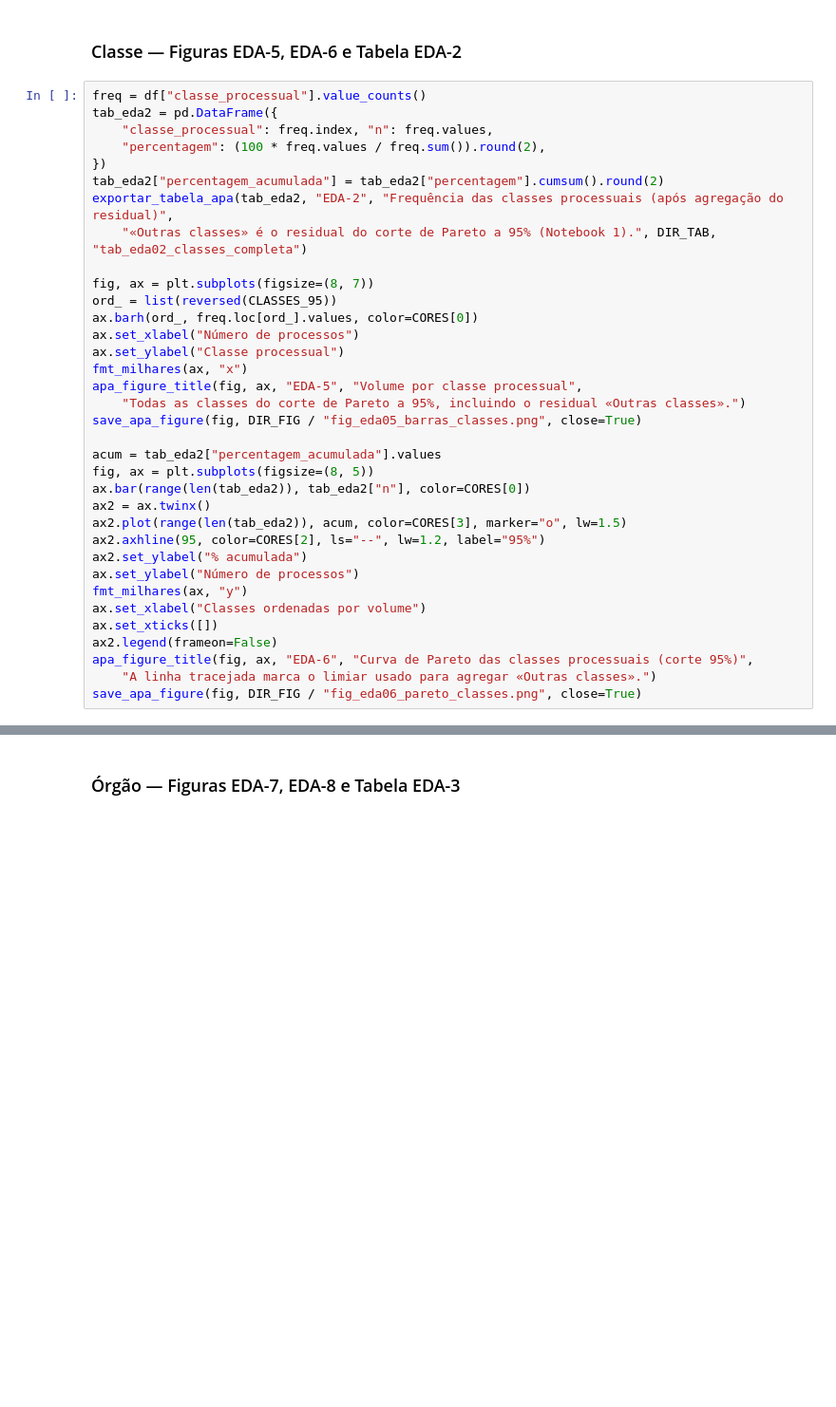
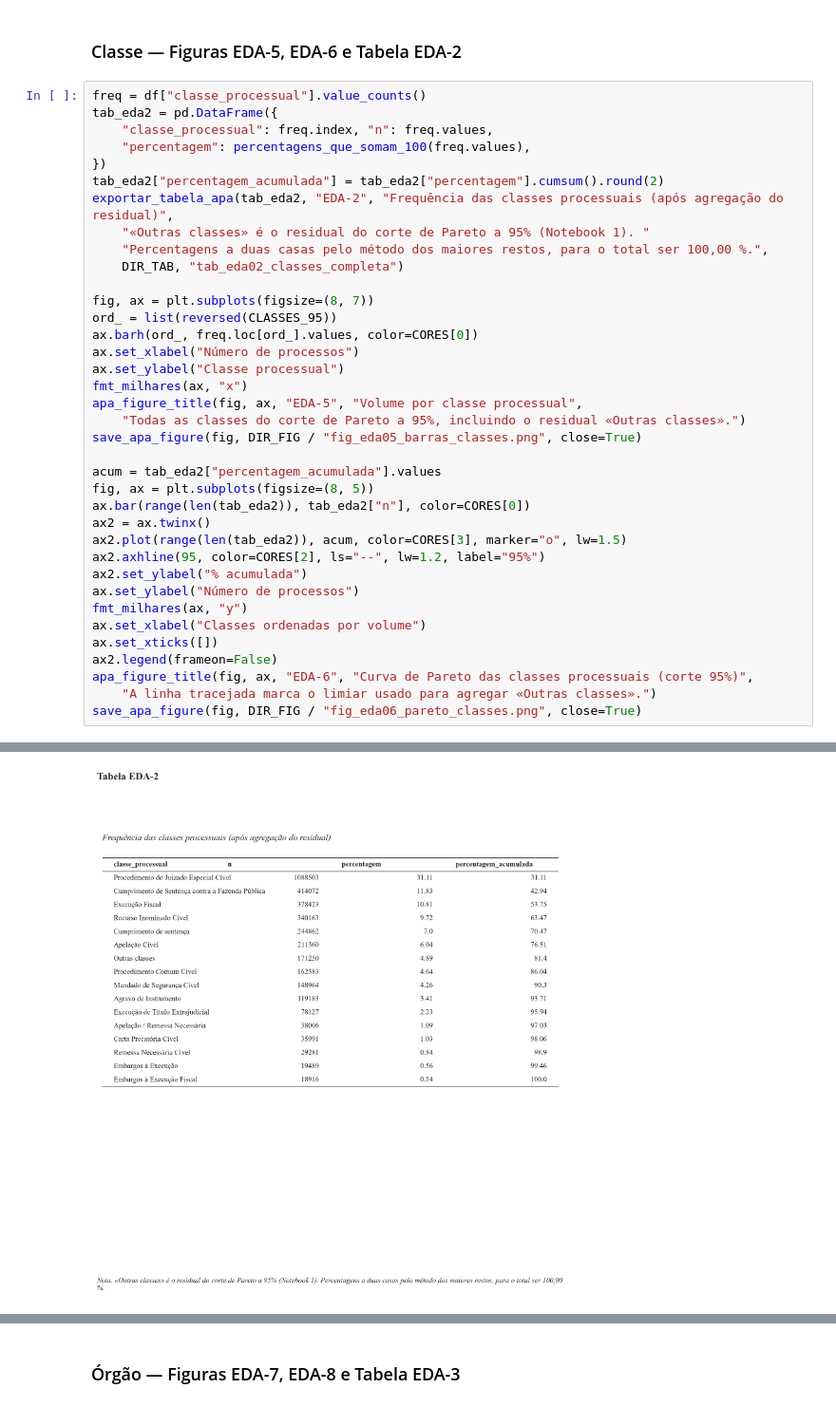
Before and after one commit to machadolopes/XGBOOST, a Jupyter notebook: notebooks/02_eda_exaustiva.ipynb, the cells around one changed output, grey strips where cells are left out. Shown at 95% size. Saved outputs shown, nothing was run; the diff lists cells and outputs as text; blank space fills up the shorter version.

```diff
--- a/notebooks/02_eda_exaustiva.ipynb
+++ b/notebooks/02_eda_exaustiva.ipynb
@@ -151,11 +158,13 @@ Exportado: tab_eda01_percentis_tempo.csv | tab_eda01_percentis_tempo.png (300 dp
 freq = df["classe_processual"].value_counts()
 tab_eda2 = pd.DataFrame({
     "classe_processual": freq.index, "n": freq.values,
-    "percentagem": (100 * freq.values / freq.sum()).round(2),
+    "percentagem": percentagens_que_somam_100(freq.values),
 })
 tab_eda2["percentagem_acumulada"] = tab_eda2["percentagem"].cumsum().round(2)
 exportar_tabela_apa(tab_eda2, "EDA-2", "Frequência das classes processuais (após agregação do residual)",
-    "«Outras classes» é o residual do corte de Pareto a 95% (Notebook 1).", DIR_TAB, "tab_eda02_classes_completa")
+    "«Outras classes» é o residual do corte de Pareto a 95% (Notebook 1). "
+    "Percentagens a duas casas pelo método dos maiores restos, para o total ser 100,00 %.",
+    DIR_TAB, "tab_eda02_classes_completa")
 
 fig, ax = plt.subplots(figsize=(8, 7))
 ord_ = list(reversed(CLASSES_95))
@@ -185,0 +215 @@ save_apa_figure(fig, DIR_FIG / "fig_eda06_pareto_classes.png", close=True)
+[figure, added]
```
Also changed, not shown: parts of 14 cells of this notebook, 4 other files.
